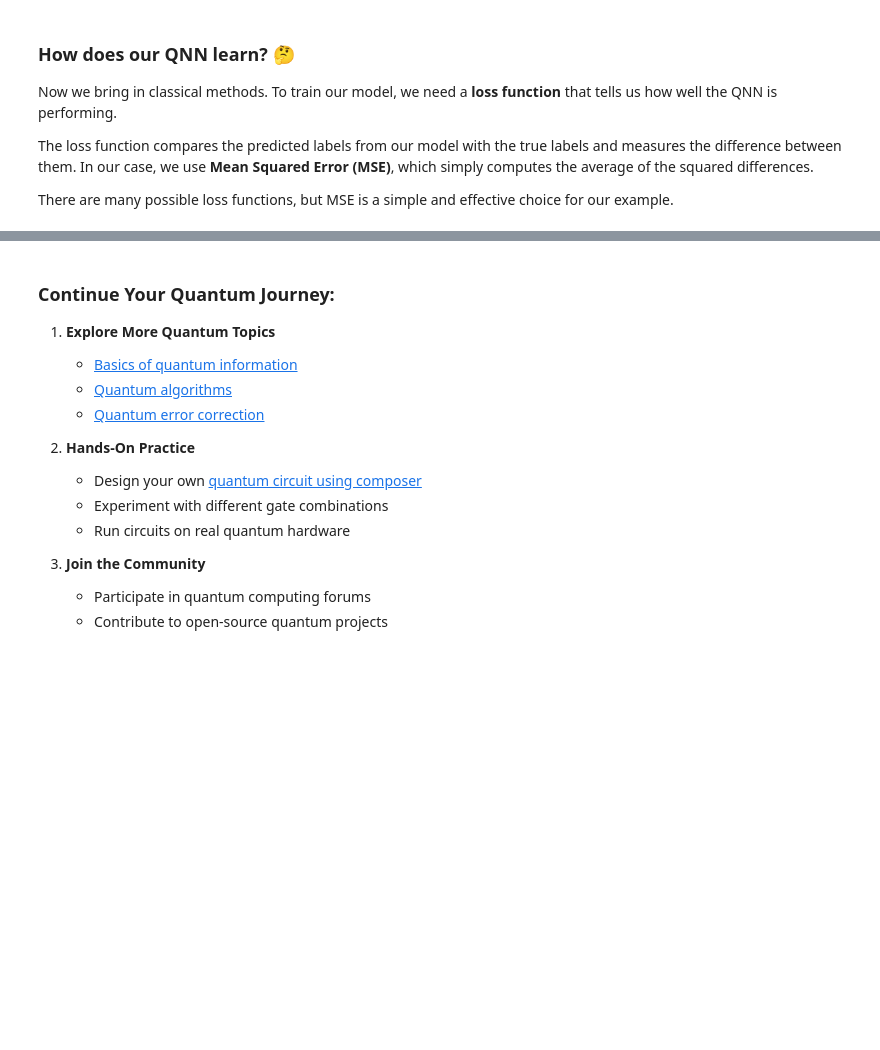
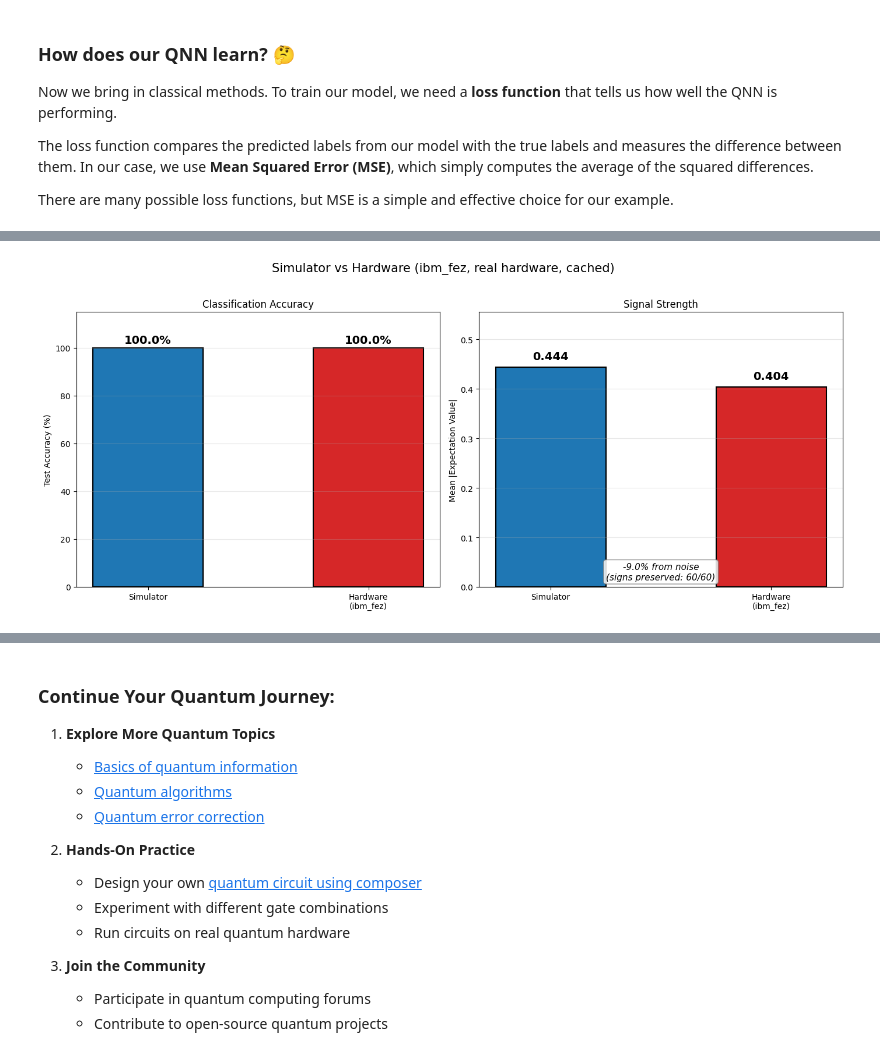
Before and after one commit to krialm/Quantum-Neural-Network-Workshop, a Jupyter notebook: QVC_QNN.ipynb, the cells around one changed output, grey strips where cells are left out. Drawn from its saved outputs; the diff is of its cells as text; code cells hidden in the pictures; blank space fills up the shorter version.

```diff
--- a/QVC_QNN.ipynb
+++ b/QVC_QNN.ipynb
@@ -948,0 +740,7 @@ Relative Noise:       2.07%
+# %%
+pred_test = forward(full_circuit, test_images, trained_weights, estimator, observable)
+
+pred_labels = np.where(pred_test >= 0, 1, -1)
+
+test_acc = accuracy_score(test_labels, pred_labels) * 100
+print(f'Test accuracy on simulator: {test_acc:.1f}%')
@@ -948,0 +815,38 @@ Relative Noise:       2.07%
+# %%
+fig, (ax1, ax2) = plt.subplots(1, 2, figsize=(14, 6))
+labels_acc = ['Simulator', f"Hardware\n({hw_summary['backend_name']})"]
+bar_colors = ['#1f77b4', '#d62728']
+
+acc_values = [hw_summary['sim_accuracy'], hw_summary['hw_accuracy']]
+bars1 = ax1.bar(labels_acc, acc_values, color=bar_colors, width=0.5, edgecolor='black', linewidth=1.5)
+for bar, val in zip(bars1, acc_values):
+    ax1.text(bar.get_x() + bar.get_width()/2, bar.get_height() + 1,
+             f'{val:.1f}%', ha='center', va='bottom', fontsize=14, fontweight='bold')
+ax1.set_ylabel('Test Accuracy (%)')
+ax1.set_title('Classification Accuracy')
+ax1.set_ylim(0, 115)
+ax1.grid(axis='y', alpha=0.3)
+
+mag_values = [hw_summary['sim_mag'], hw_summary['hw_mag']]
+bars2 = ax2.bar(labels_acc, mag_values, color=bar_colors, width=0.5, edgecolor='black', linewidth=1.5)
+for bar, val in zip(bars2, mag_values):
+    ax2.text(bar.get_x() + bar.get_width()/2, bar.get_height() + 0.01,
+             f'{val:.3f}', ha='center', va='bottom', fontsize=14, fontweight='bold')
+ax2.set_ylabel('Mean |Expectation Value|')
+ax2.set_title('Signal Strength')
+ax2.set_ylim(0, max(mag_values) * 1.25)
+ax2.grid(axis='y', alpha=0.3)
+ax2.annotate(
+    f"-{hw_summary['mag_reduction_pct']:.1f}% from noise\n"
+    f"(signs preserved: {hw_summary['signs_preserved']}/{hw_summary['n_samples']})",
+    xy=(0.5, 0.02), xycoords='axes fraction', ha='center', va='bottom',
+    fontsize=11, fontstyle='italic',
+    bbox=dict(boxstyle='round', facecolor='white', edgecolor='gray', alpha=0.85),
+)
+
+status = 'real hardware, cached'
+fig.suptitle(f"Simulator vs Hardware ({hw_summary['backend_name']}, {status})", fontsize=15, y=1.02)
+fig.tight_layout()
+plt.show()
+# %% [output]
+[figure, added]
```
Also changed, not shown: parts of 62 cells of this notebook.
